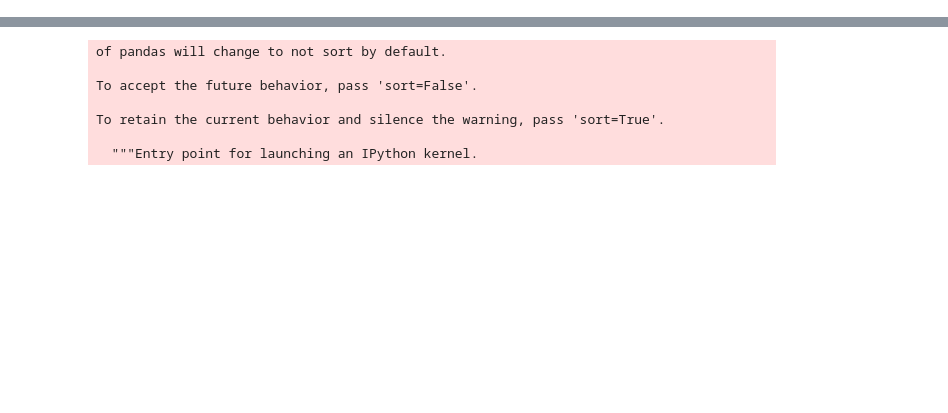
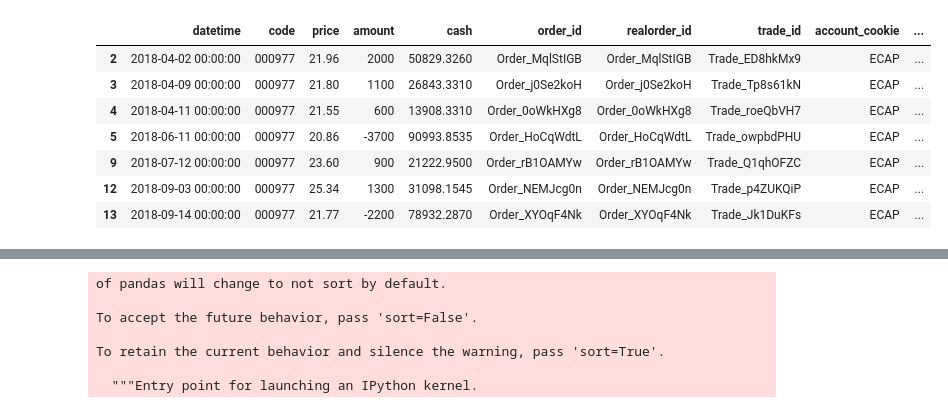
Before and after one commit to mildone/strategy, a Jupyter notebook: bt.ipynb, the cells around one changed output, grey strips where cells are left out. Cells and saved outputs as stored; diff of their text form; code cells hidden in the pictures; blank space fills up the shorter version.

```diff
--- a/bt.ipynb
+++ b/bt.ipynb
@@ -921,0 +1948,11 @@ if __name__=="__main__":
+# %%
+Account.history_table[Account.history_table.code=='000977']
+# %% [output]
+|  | datetime | code | price | amount | cash | order_id | realorder_id | trade_id | account_cookie | ... |
+| 2 | 2018-04-02 00:00:00 | 000977 | 21.96 | 2000 | 50829.3260 | Order_MqlStIGB | Order_MqlStIGB | Trade_ED8hkMx9 | ECAP | ... |
+| 3 | 2018-04-09 00:00:00 | 000977 | 21.80 | 1100 | 26843.3310 | Order_j0Se2koH | Order_j0Se2koH | Trade_Tp8s61kN | ECAP | ... |
+| 4 | 2018-04-11 00:00:00 | 000977 | 21.55 | 600 | 13908.3310 | Order_0oWkHXg8 | Order_0oWkHXg8 | Trade_roeQbVH7 | ECAP | ... |
+| 5 | 2018-06-11 00:00:00 | 000977 | 20.86 | -3700 | 90993.8535 | Order_HoCqWdtL | Order_HoCqWdtL | Trade_owpbdPHU | ECAP | ... |
+| 9 | 2018-07-12 00:00:00 | 000977 | 23.60 | 900 | 21222.9500 | Order_rB1OAMYw | Order_rB1OAMYw | Trade_Q1qhOFZC | ECAP | ... |
+| 12 | 2018-09-03 00:00:00 | 000977 | 25.34 | 1300 | 31098.1545 | Order_NEMJcg0n | Order_NEMJcg0n | Trade_p4ZUKQiP | ECAP | ... |
+| 13 | 2018-09-14 00:00:00 | 000977 | 21.77 | -2200 | 78932.2870 | Order_XYOqF4Nk | Order_XYOqF4Nk | Trade_Jk1DuKFs | ECAP | ... |
```
Also changed, not shown: parts of 19 cells of this notebook, 36 other files.
